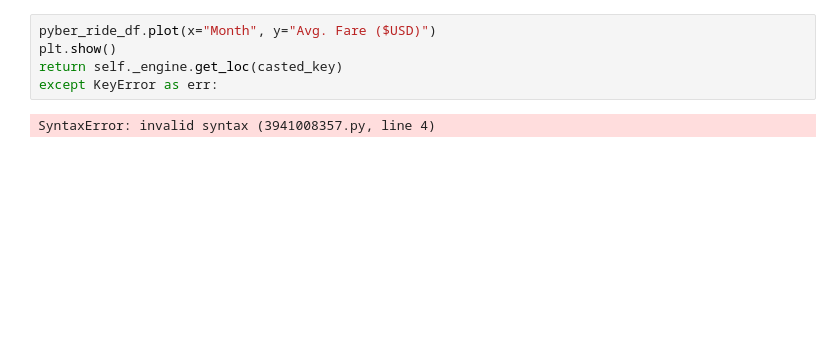
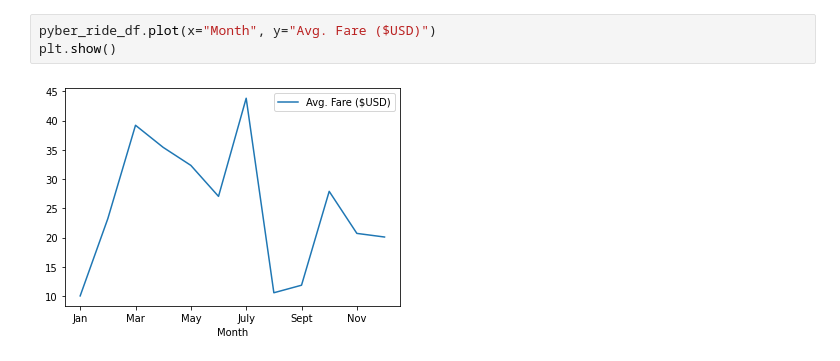
Before and after one commit to kmakar24/PyBer_Analysis, a Jupyter notebook: PyBer_ride_data.ipynb, the cells around one changed output. Saved outputs shown, nothing was run; the diff lists cells and outputs as text; blank space fills up the shorter version.

```diff
--- a/PyBer_ride_data.ipynb
+++ b/PyBer_ride_data.ipynb
@@ -26,10 +26,8 @@ pyber_ride_df
 # %%
 pyber_ride_df.plot(x="Month", y="Avg. Fare ($USD)")
 plt.show()
-return self._engine.get_loc(casted_key)
-except KeyError as err:
 # %% [output]
-SyntaxError: invalid syntax (3941008357.py, line 4)
+[figure, added]
 # %%
 # Set x-axis and tick locations.
 x_axis = np.arange(len(pyber_ride_df))
```
Also changed, not shown: parts of 6 cells of this notebook, 6 other files.
